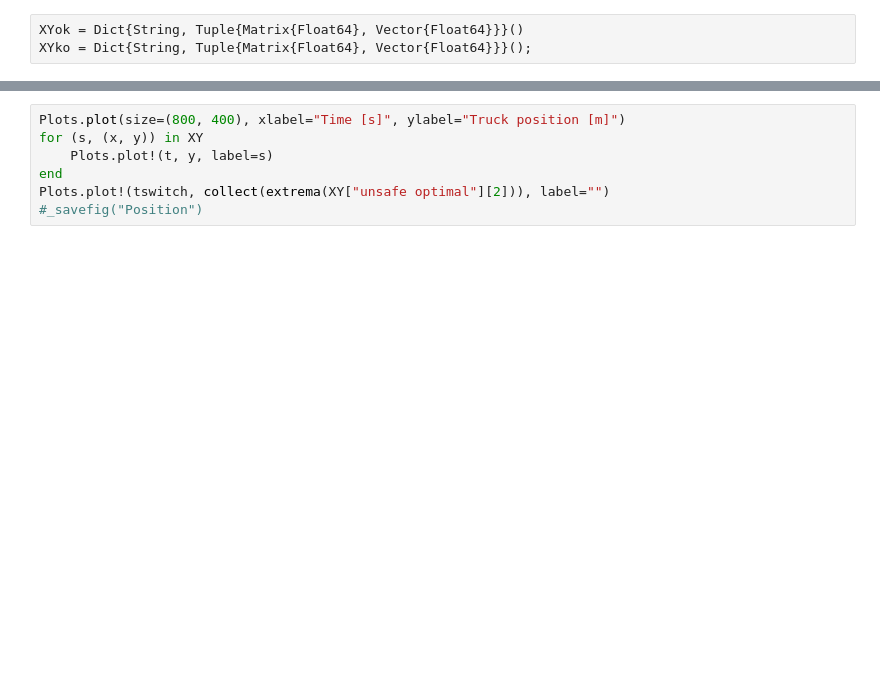
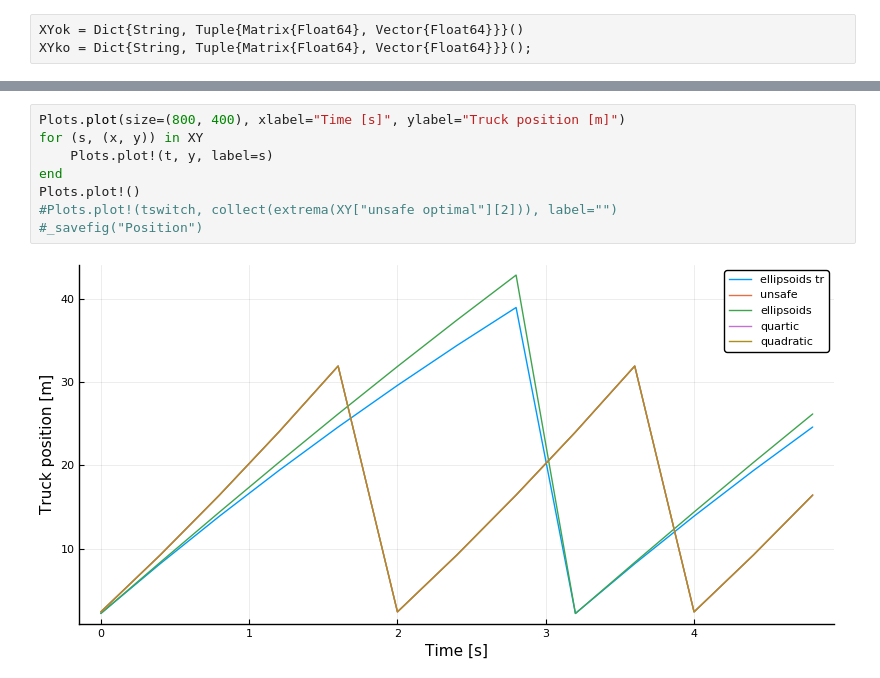
Before and after one commit to blegat/SwitchOnSafety.jl, a Jupyter notebook: examples/model_predictive_control.ipynb, the cells around one changed output, grey strips where cells are left out. Saved outputs shown, nothing was run; the diff lists cells and outputs as text; blank space fills up the shorter version.

```diff
--- a/examples/model_predictive_control.ipynb
+++ b/examples/model_predictive_control.ipynb
@@ -265,10 +472,13 @@ Plots.plot!()
 # %%
 Plots.plot(size=(800, 400), xlabel="Time [s]", ylabel="Truck position [m]")
 for (s, (x, y)) in XY
     Plots.plot!(t, y, label=s)
 end
-Plots.plot!(tswitch, collect(extrema(XY["unsafe optimal"][2])), label="")
+Plots.plot!()
+#Plots.plot!(tswitch, collect(extrema(XY["unsafe optimal"][2])), label="")
 #_savefig("Position")
+# %% [output]
+[figure, added]
 # %%
 Plots.plot(yticks = [-0.5, -0.25, 0.0, 0.25, 0.5], ylims=(-0.55, 0.55), size=plotsize, xlabel="Time [s]", ylabel="Displacement [m]")
 for (s, (x, y)) in XY
```
Also changed, not shown: parts of 34 cells of this notebook, 2 other files.
